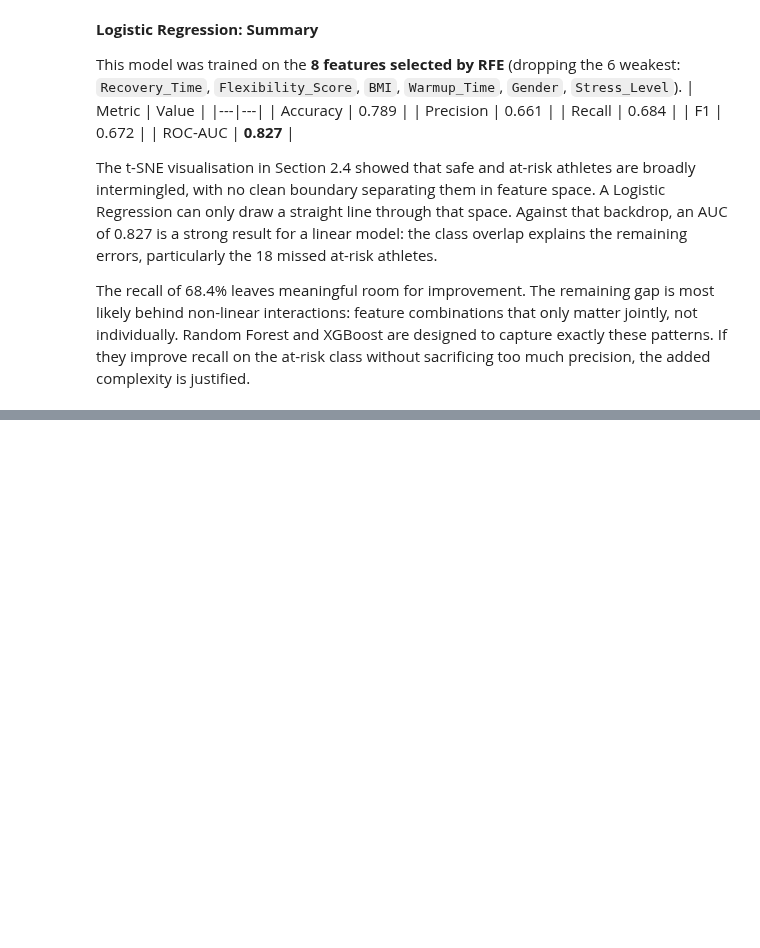
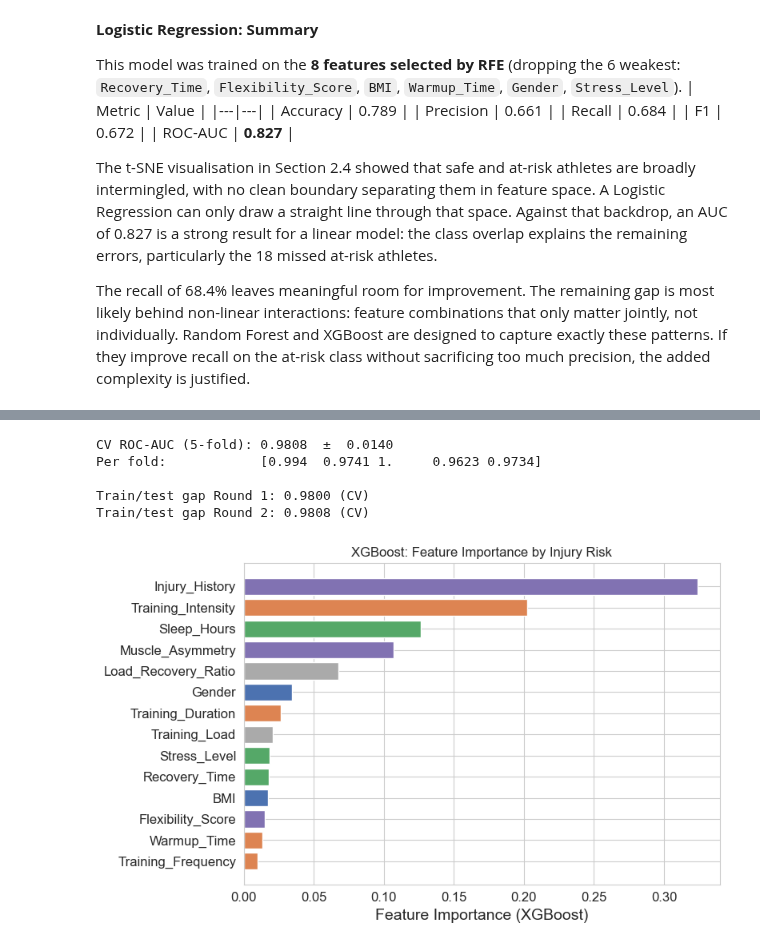
Before and after one commit to letti70033/ML-Athlete-Injury-Risk-Prediction, a Jupyter notebook: notebooks/injury_risk_model.ipynb, the cells around one changed output, grey strips where cells are left out. Saved outputs shown, nothing was run; the diff lists cells and outputs as text; code cells hidden in the pictures; blank space fills up the shorter version.

```diff
--- a/notebooks/injury_risk_model.ipynb
+++ b/notebooks/injury_risk_model.ipynb
@@ -929,0 +1184,4 @@ The recall of 68.4% leaves meaningful room for improvement. The remaining gap is
+# %%
+# Calculate class imbalance ratio from training data for scale_pos_weight
+scale_pos_weight = (y_train == 0).sum() / (y_train == 1).sum()
+print(f"scale_pos_weight (safe / at-risk): {scale_pos_weight:.4f}")
@@ -929,0 +1290,31 @@ The recall of 68.4% leaves meaningful room for improvement. The remaining gap is
+# %%
+xgb_model = grid_search_xgb_r2.best_estimator_
+
+cv_scores_xgb = cross_val_score(xgb_model, X_train_scaled, y_train, cv=cv, scoring='roc_auc')
+print(f"CV ROC-AUC (5-fold): {cv_scores_xgb.mean():.4f}  ±  {cv_scores_xgb.std():.4f}")
+print(f"Per fold:            {cv_scores_xgb.round(4)}")
+print(f"\nTrain/test gap Round 1: {grid_search_xgb.best_score_:.4f} (CV)")
+print(f"Train/test gap Round 2: {grid_search_xgb_r2.best_score_:.4f} (CV)")
+# %% [output]
+CV ROC-AUC (5-fold): 0.9808  ±  0.0140
+Per fold:            [0.994  0.9741 1.     0.9623 0.9734]
+
+Train/test gap Round 1: 0.9800 (CV)
+Train/test gap Round 2: 0.9808 (CV)
+# %%
+importance_df_xgb = pd.DataFrame({
+    'Feature':    X_train_scaled.columns,
+    'Importance': xgb_model.feature_importances_
+}).sort_values('Importance', ascending=False)
+
+bar_colors_xgb = [group_colors.get(f, '#AAAAAA') for f in importance_df_xgb['Feature']]
+
+fig, ax = plt.subplots(figsize=(8, 5))
+ax.barh(importance_df_xgb['Feature'], importance_df_xgb['Importance'], color=bar_colors_xgb)
+ax.set_xlabel('Feature Importance (XGBoost)')
+ax.set_title('XGBoost: Feature Importance by Injury Risk')
+ax.invert_yaxis()
+plt.tight_layout()
+plt.show()
+# %% [output]
+[figure, added]
```
Also changed, not shown: parts of 19 cells of this notebook.
